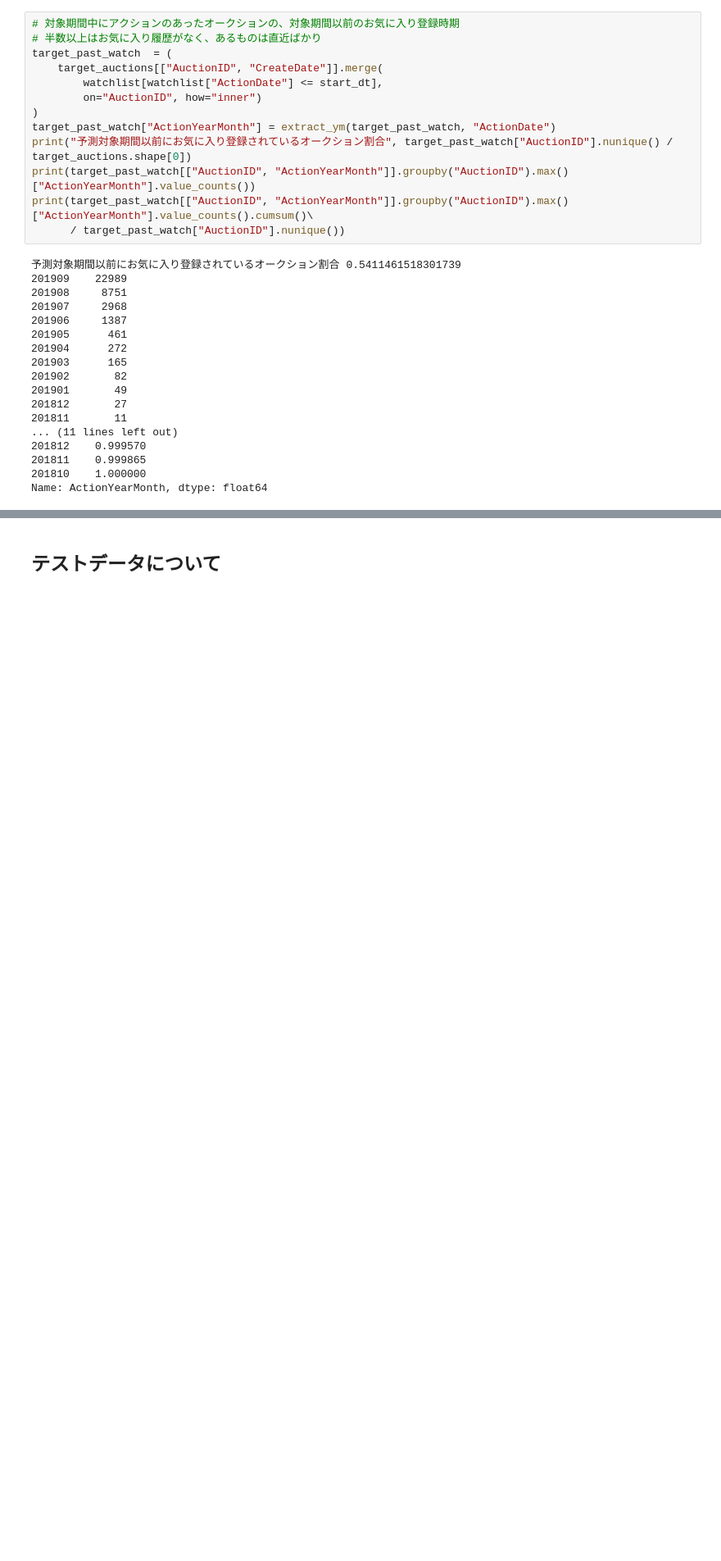
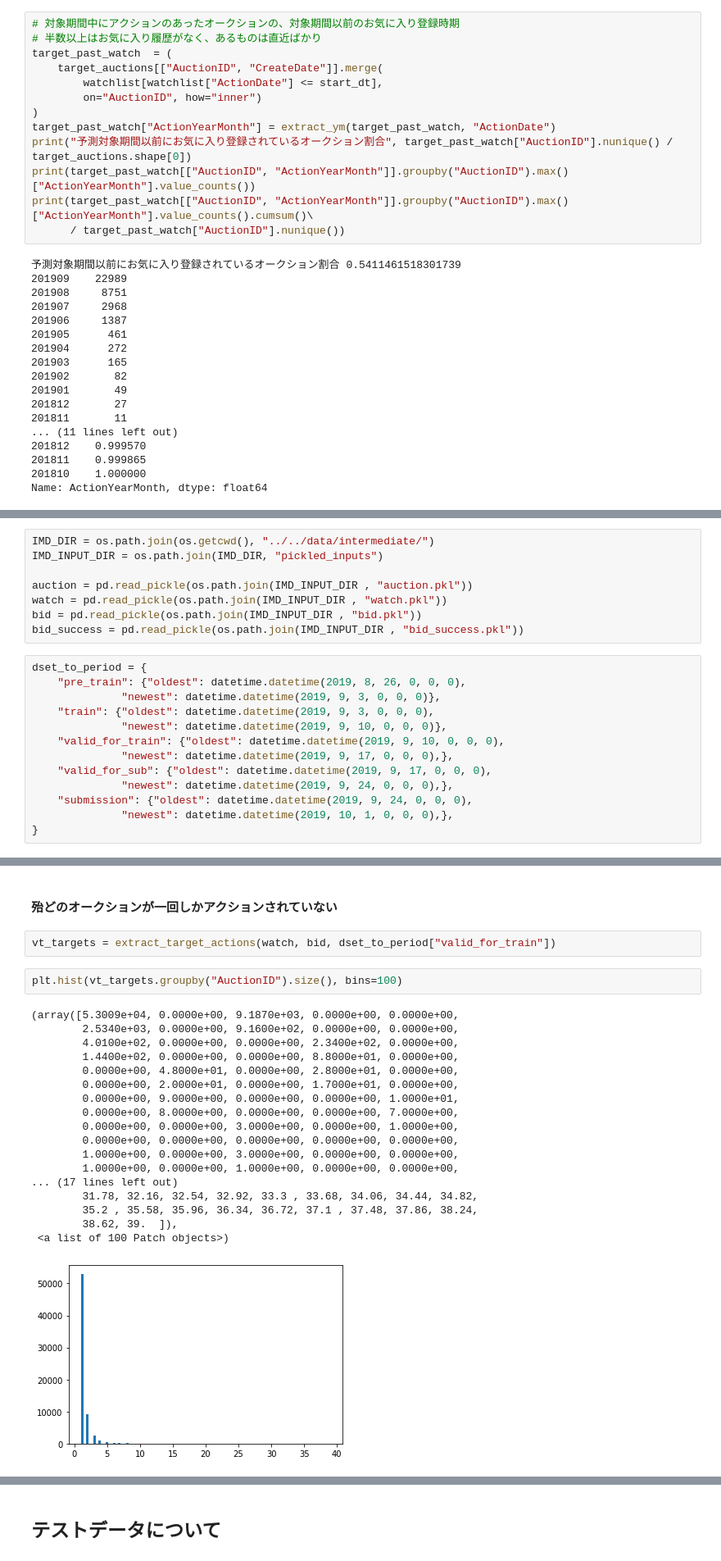
Before and after one commit to nobububi/Brandear, a Jupyter notebook: eda_rules.ipynb, the cells around one changed output, grey strips where cells are left out. Shown at 82% size. Cells and saved outputs as stored; diff of their text form; blank space fills up the shorter version.

```diff
--- a/eda_rules.ipynb
+++ b/eda_rules.ipynb
@@ -464,0 +470,21 @@ print("カバー割合 : ", target_auctions.merge(auc_cand, on="AuctionID", how=
+# %%
+IMD_DIR = os.path.join(os.getcwd(), "../../data/intermediate/")
+IMD_INPUT_DIR = os.path.join(IMD_DIR, "pickled_inputs")
+
+auction = pd.read_pickle(os.path.join(IMD_INPUT_DIR , "auction.pkl"))
+watch = pd.read_pickle(os.path.join(IMD_INPUT_DIR , "watch.pkl"))
+bid = pd.read_pickle(os.path.join(IMD_INPUT_DIR , "bid.pkl"))
+bid_success = pd.read_pickle(os.path.join(IMD_INPUT_DIR , "bid_success.pkl"))
+# %%
+dset_to_period = {
+    "pre_train": {"oldest": datetime.datetime(2019, 8, 26, 0, 0, 0),
+              "newest": datetime.datetime(2019, 9, 3, 0, 0, 0)},
+    "train": {"oldest": datetime.datetime(2019, 9, 3, 0, 0, 0),
+              "newest": datetime.datetime(2019, 9, 10, 0, 0, 0)},
+    "valid_for_train": {"oldest": datetime.datetime(2019, 9, 10, 0, 0, 0),
+              "newest": datetime.datetime(2019, 9, 17, 0, 0, 0),},
+    "valid_for_sub": {"oldest": datetime.datetime(2019, 9, 17, 0, 0, 0),
+              "newest": datetime.datetime(2019, 9, 24, 0, 0, 0),},
+    "submission": {"oldest": datetime.datetime(2019, 9, 24, 0, 0, 0),
+              "newest": datetime.datetime(2019, 10, 1, 0, 0, 0),},
+}
@@ -464,0 +681,25 @@ print("カバー割合 : ", target_auctions.merge(auc_cand, on="AuctionID", how=
+# %% [markdown]
+#### 殆どのオークションが一回しかアクションされていない
+# %%
+vt_targets = extract_target_actions(watch, bid, dset_to_period["valid_for_train"])
+# %%
+plt.hist(vt_targets.groupby("AuctionID").size(), bins=100)
+# %% [output]
+(array([5.3009e+04, 0.0000e+00, 9.1870e+03, 0.0000e+00, 0.0000e+00,
+        2.5340e+03, 0.0000e+00, 9.1600e+02, 0.0000e+00, 0.0000e+00,
+        4.0100e+02, 0.0000e+00, 0.0000e+00, 2.3400e+02, 0.0000e+00,
+        1.4400e+02, 0.0000e+00, 0.0000e+00, 8.8000e+01, 0.0000e+00,
+        0.0000e+00, 4.8000e+01, 0.0000e+00, 2.8000e+01, 0.0000e+00,
+        0.0000e+00, 2.0000e+01, 0.0000e+00, 1.7000e+01, 0.0000e+00,
+        0.0000e+00, 9.0000e+00, 0.0000e+00, 0.0000e+00, 1.0000e+01,
+        0.0000e+00, 8.0000e+00, 0.0000e+00, 0.0000e+00, 7.0000e+00,
+        0.0000e+00, 0.0000e+00, 3.0000e+00, 0.0000e+00, 1.0000e+00,
+        0.0000e+00, 0.0000e+00, 0.0000e+00, 0.0000e+00, 0.0000e+00,
+        1.0000e+00, 0.0000e+00, 3.0000e+00, 0.0000e+00, 0.0000e+00,
+        1.0000e+00, 0.0000e+00, 1.0000e+00, 0.0000e+00, 0.0000e+00,
+... (17 lines left out)
+        31.78, 32.16, 32.54, 32.92, 33.3 , 33.68, 34.06, 34.44, 34.82,
+        35.2 , 35.58, 35.96, 36.34, 36.72, 37.1 , 37.48, 37.86, 38.24,
+        38.62, 39.  ]),
+ <a list of 100 Patch objects>)
+[figure, added]
```
Also changed, not shown: parts of 17 cells of this notebook, 9 other files.
